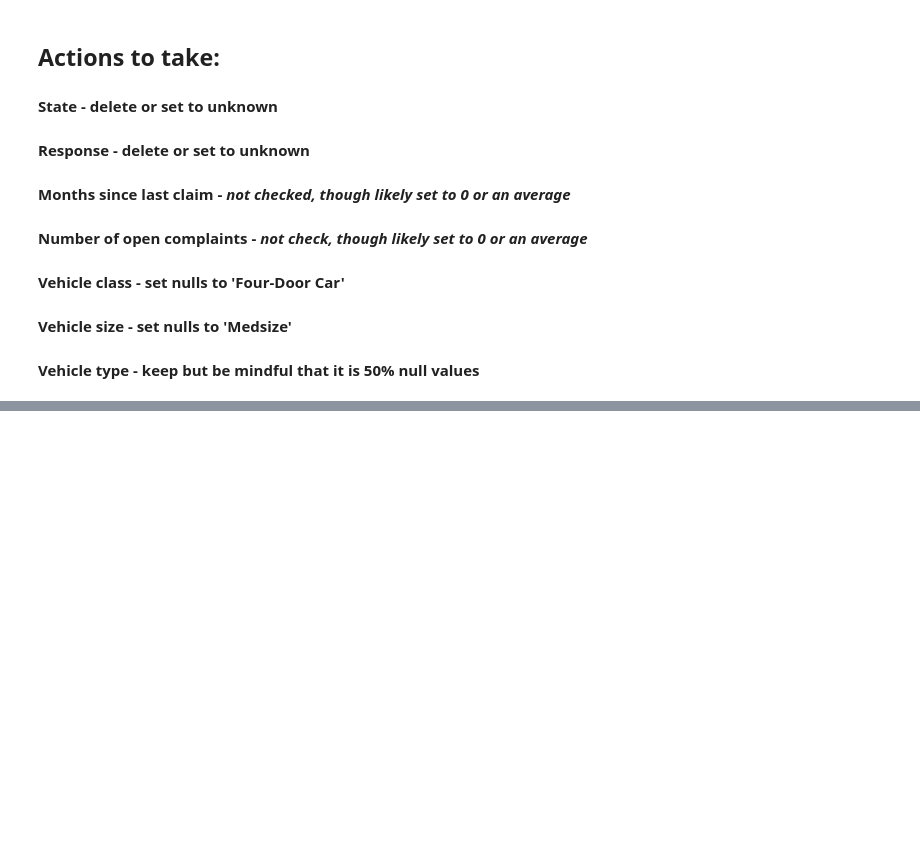
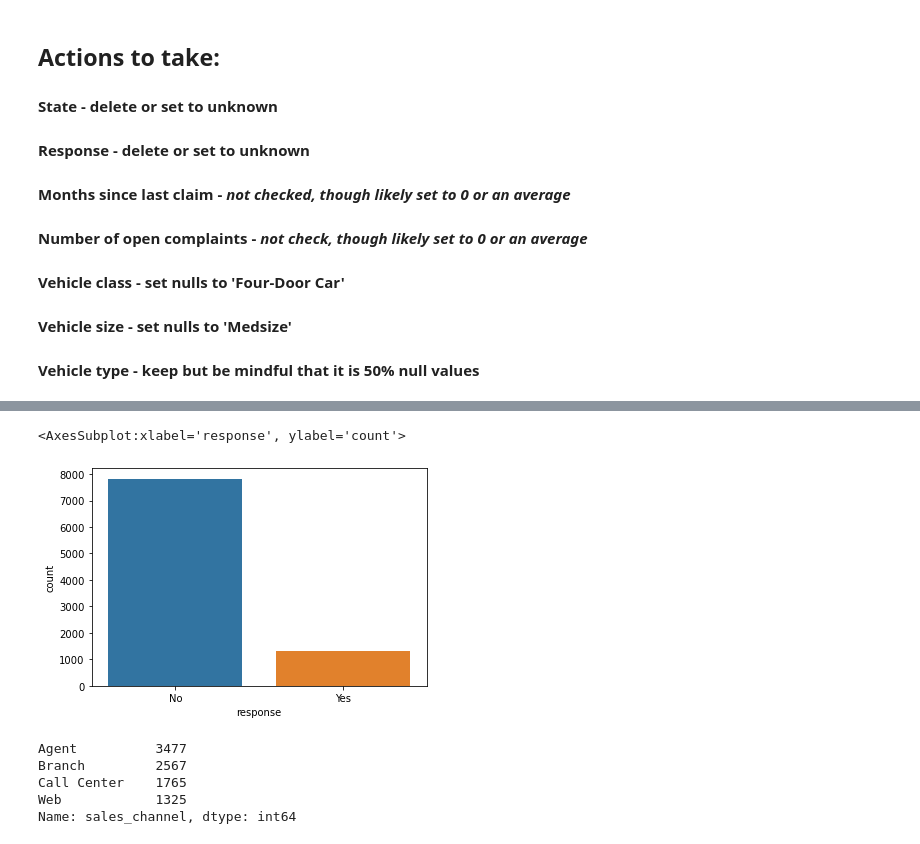
Before and after one commit to salwey/lab-customer-analysis-round-3, a Jupyter notebook: andys_solution.ipynb, the cells around one changed output, grey strips where cells are left out. Saved outputs shown, nothing was run; the diff lists cells and outputs as text; code cells hidden in the pictures; blank space fills up the shorter version.

```diff
--- a/andys_solution.ipynb
+++ b/andys_solution.ipynb
@@ -137,0 +290,14 @@ marketing_customers.describe(include='all').T
+# %%
+sns.countplot(x='response', data=marketing_customers)
+#sns.barplot(x=marketing_customers.response.value_counts().index, y=marketing_customers.response.value_counts())
+# %% [output]
+<AxesSubplot:xlabel='response', ylabel='count'>
+[figure, added]
+# %%
+marketing_customers.sales_channel.value_counts()
+# %% [output]
+Agent          3477
+Branch         2567
+Call Center    1765
+Web            1325
+Name: sales_channel, dtype: int64
```
Also changed, not shown: parts of 25 cells of this notebook.
